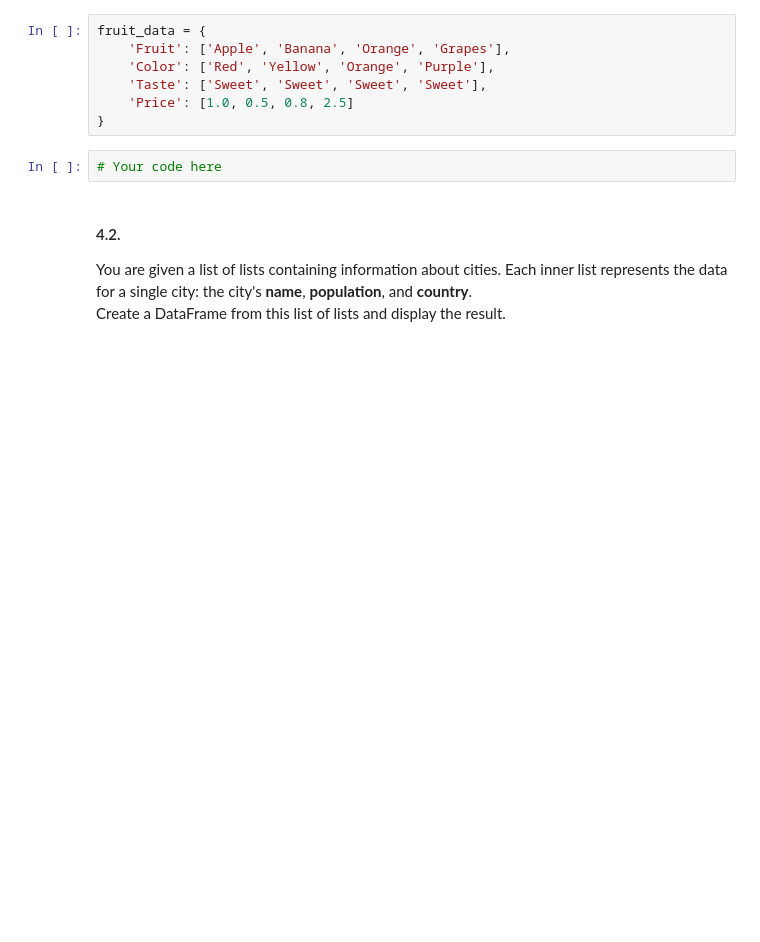
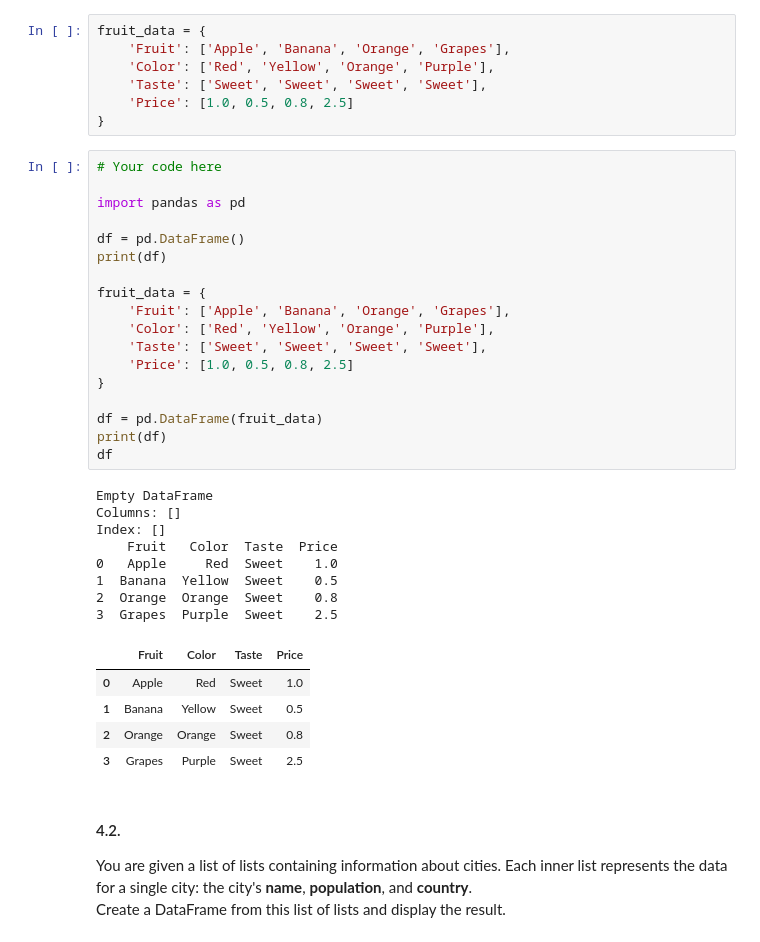
Before and after one commit to git-put/wbs-coding-school, a Jupyter notebook: pandas/Copy_of_01a_Intro_to_DataFrame.ipynb, the cells around one changed output. Drawn from its saved outputs; the diff is of its cells as text; blank space fills up the shorter version.

```diff
--- a/pandas/Copy_of_01a_Intro_to_DataFrame.ipynb
+++ b/pandas/Copy_of_01a_Intro_to_DataFrame.ipynb
@@ -364,8 +364,38 @@ fruit_data = {
     'Taste': ['Sweet', 'Sweet', 'Sweet', 'Sweet'],
     'Price': [1.0, 0.5, 0.8, 2.5]
 }
-# %%
-# Your code here
+# %%
+# Your code here
+
+import pandas as pd
+
+df = pd.DataFrame()
+print(df)
+
+fruit_data = {
+    'Fruit': ['Apple', 'Banana', 'Orange', 'Grapes'],
+    'Color': ['Red', 'Yellow', 'Orange', 'Purple'],
+    'Taste': ['Sweet', 'Sweet', 'Sweet', 'Sweet'],
+    'Price': [1.0, 0.5, 0.8, 2.5]
+}
+
+df = pd.DataFrame(fruit_data)
+print(df)
+df
+# %% [output]
+Empty DataFrame
+Columns: []
+Index: []
+    Fruit   Color  Taste  Price
+0   Apple     Red  Sweet    1.0
+1  Banana  Yellow  Sweet    0.5
+2  Orange  Orange  Sweet    0.8
+3  Grapes  Purple  Sweet    2.5
+|  | Fruit | Color | Taste | Price |
+| 0 | Apple | Red | Sweet | 1.0 |
+| 1 | Banana | Yellow | Sweet | 0.5 |
+| 2 | Orange | Orange | Sweet | 0.8 |
+| 3 | Grapes | Purple | Sweet | 2.5 |
 # %% [markdown]
 #### 4.2.
 You are given a list of lists containing information about cities. Each inner list represents the data for a single city: the city's **name**, **population**, and **country**.
```
